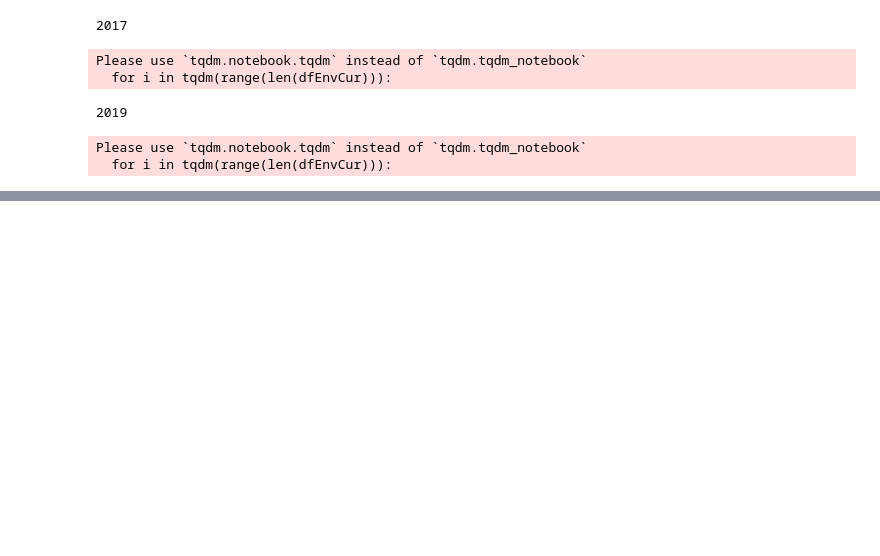
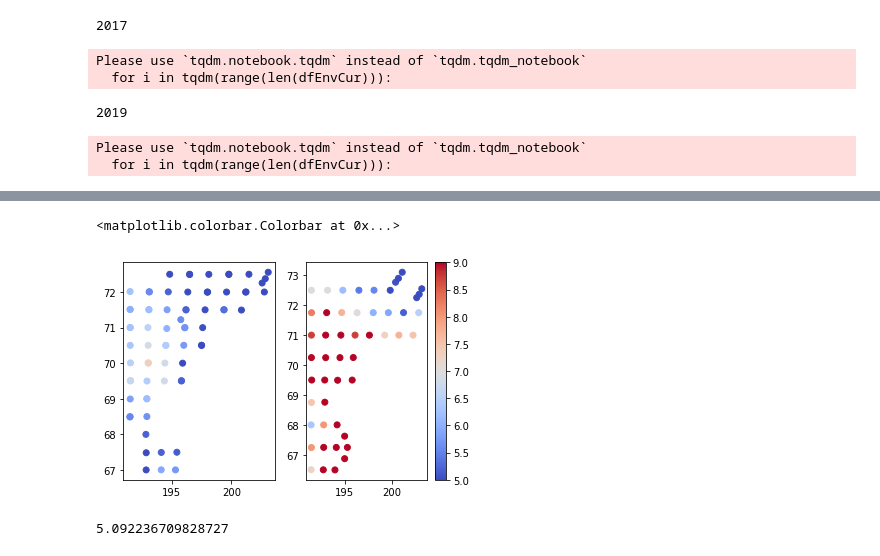
Before and after one commit to leviner/ChukchiTimeSeries, a Jupyter notebook: code/catchAnalysis/ctdMatching.ipynb, the cells around one changed output, grey strips where cells are left out. Cells and saved outputs as stored; diff of their text form; code cells hidden in the pictures; blank space fills up the shorter version.

```diff
--- a/code/catchAnalysis/ctdMatching.ipynb
+++ b/code/catchAnalysis/ctdMatching.ipynb
@@ -123,0 +124,16 @@ ax2.scatter(dfStat2019.longitude, dfStat2019.latitude, c=np.log(dfStat2019.meanP
+# %%
+import matplotlib.pyplot as plt
+fig, [ax1,ax2] = plt.subplots(1,2)
+ax1.scatter(dfStat2017.longitude, dfStat2017.latitude, c=dfStat2017.T_surf,vmin=5,vmax=9,cmap='coolwarm')
+a = ax2.scatter(dfStat2019.longitude, dfStat2019.latitude, c=dfStat2019.T_surf,vmin=5,vmax=9,cmap='coolwarm')
+plt.colorbar(a)
+# %% [output]
+<matplotlib.colorbar.Colorbar at 0x...>
+[figure, added]
+# %%
+def geoffroyTS(TS):
+    length = 10**((TS+65.13)/14.33)
+    return length
+geoffroyTS(-55)
+# %% [output]
+5.092236709828727
```
Also changed, not shown: parts of 4 cells of this notebook.
